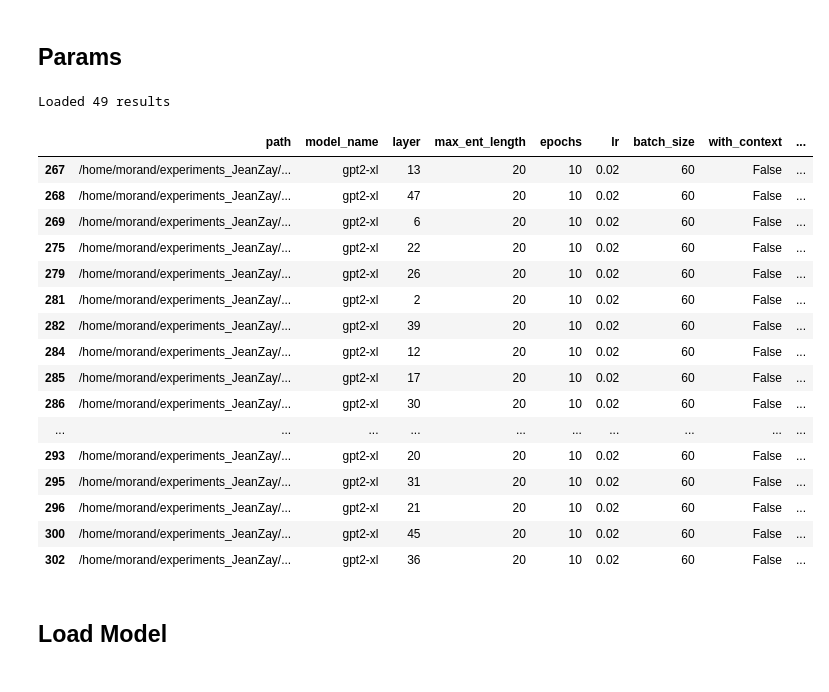
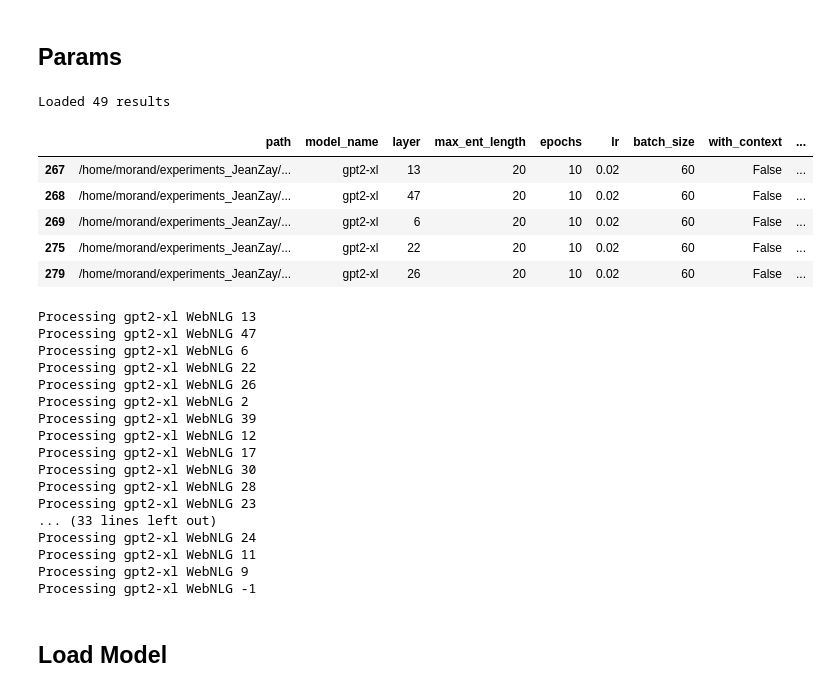
Before and after one commit to VictorMorand/EntityRepresentations, a Jupyter notebook: Eval.ipynb, the cells around one changed output. Saved outputs shown, nothing was run; the diff lists cells and outputs as text; code cells hidden in the pictures.

```diff
--- a/Eval.ipynb
+++ b/Eval.ipynb
@@ -38,48 +38,59 @@ model_name = "gpt2-medium" # 302M ok
 model_name = "phi-2" # 2,5B ok 12cpus nope, gpu 24cpus ok
 model_name = "gpt2-xl" # 1.5B ok
 
 dataset_name= "TACRED"
 dataset_name= "WebNLG"
 
 with_context = True
 with_context = False
 
 xp_path = pathlib.Path.home() / "experiments_JeanZay"
 
 # load results
 xp_path = pathlib.Path.home() / "experiments_JeanZay"
 #get all experiments directories
 xp_paths= os.listdir(xp_path / "jobs")
 jobs_path = xp_path / "jobs" / xp_paths[0]
 #get jobs
 results = loadResults(jobs_path)
 
 #filter results by model
-results = results[results["model_name"]==model_name]
-results = results[results["dataset_name"]==dataset_name]
-filter_results = results[results["with_context"]==with_context]
+results = results[(results["model_name"]==model_name) &
+                  (results["dataset_name"]==dataset_name) &
+                  (results["with_context"]==with_context) ]
 
 print(f"Loaded {len(results)} results")
-results.head(20)
+results.head()
 # %% [output]
 Loaded 49 results
 |  | path | model_name | layer | max_ent_length | epochs | lr | batch_size | with_context | ... |
 | 267 | /home/morand/experiments_JeanZay/... | gpt2-xl | 13 | 20 | 10 | 0.02 | 60 | False | ... |
 | 268 | /home/morand/experiments_JeanZay/... | gpt2-xl | 47 | 20 | 10 | 0.02 | 60 | False | ... |
 | 269 | /home/morand/experiments_JeanZay/... | gpt2-xl | 6 | 20 | 10 | 0.02 | 60 | False | ... |
 | 275 | /home/morand/experiments_JeanZay/... | gpt2-xl | 22 | 20 | 10 | 0.02 | 60 | False | ... |
 | 279 | /home/morand/experiments_JeanZay/... | gpt2-xl | 26 | 20 | 10 | 0.02 | 60 | False | ... |
-| 281 | /home/morand/experiments_JeanZay/... | gpt2-xl | 2 | 20 | 10 | 0.02 | 60 | False | ... |
-| 282 | /home/morand/experiments_JeanZay/... | gpt2-xl | 39 | 20 | 10 | 0.02 | 60 | False | ... |
-| 284 | /home/morand/experiments_JeanZay/... | gpt2-xl | 12 | 20 | 10 | 0.02 | 60 | False | ... |
-| 285 | /home/morand/experiments_JeanZay/... | gpt2-xl | 17 | 20 | 10 | 0.02 | 60 | False | ... |
-| 286 | /home/morand/experiments_JeanZay/... | gpt2-xl | 30 | 20 | 10 | 0.02 | 60 | False | ... |
-| ... | ... | ... | ... | ... | ... | ... | ... | ... | ... |
-| 293 | /home/morand/experiments_JeanZay/... | gpt2-xl | 20 | 20 | 10 | 0.02 | 60 | False | ... |
-| 295 | /home/morand/experiments_JeanZay/... | gpt2-xl | 31 | 20 | 10 | 0.02 | 60 | False | ... |
-| 296 | /home/morand/experiments_JeanZay/... | gpt2-xl | 21 | 20 | 10 | 0.02 | 60 | False | ... |
-| 300 | /home/morand/experiments_JeanZay/... | gpt2-xl | 45 | 20 | 10 | 0.02 | 60 | False | ... |
-| 302 | /home/morand/experiments_JeanZay/... | gpt2-xl | 36 | 20 | 10 | 0.02 | 60 | False | ... |
+# %%
+#loop over results
+for i, row in results.iterrows():
+    print(f"Processing {row['model_name']} {row['dataset_name']} {row['layer']}")
+# %% [output]
+Processing gpt2-xl WebNLG 13
+Processing gpt2-xl WebNLG 47
+Processing gpt2-xl WebNLG 6
+Processing gpt2-xl WebNLG 22
+Processing gpt2-xl WebNLG 26
+Processing gpt2-xl WebNLG 2
+Processing gpt2-xl WebNLG 39
+Processing gpt2-xl WebNLG 12
+Processing gpt2-xl WebNLG 17
+Processing gpt2-xl WebNLG 30
+Processing gpt2-xl WebNLG 28
+Processing gpt2-xl WebNLG 23
+... (33 lines left out)
+Processing gpt2-xl WebNLG 24
+Processing gpt2-xl WebNLG 11
+Processing gpt2-xl WebNLG 9
+Processing gpt2-xl WebNLG -1
 # %% [markdown]
 ## Load Model
 # %%
```
Also changed, not shown: parts of 3 cells of this notebook, 2 other files.
